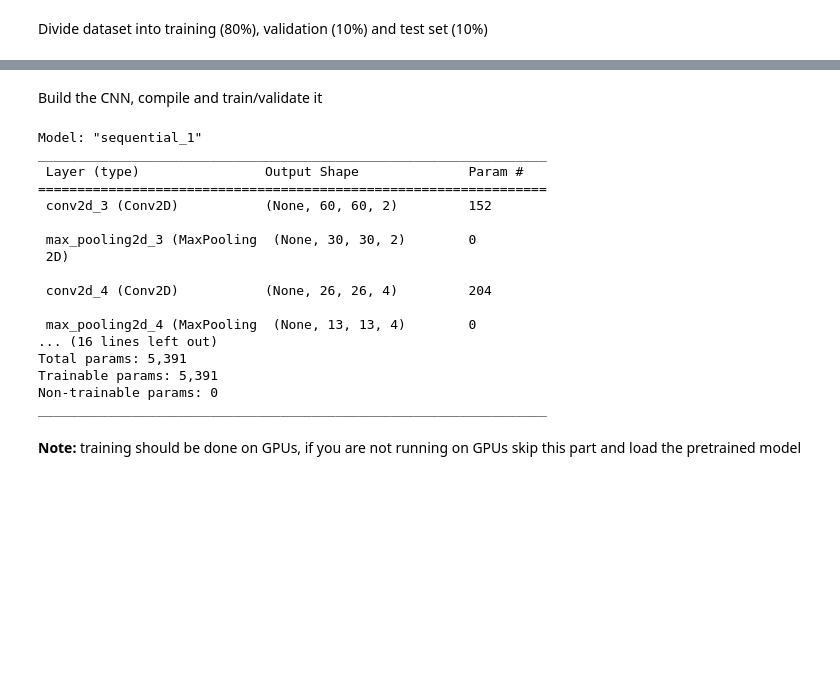
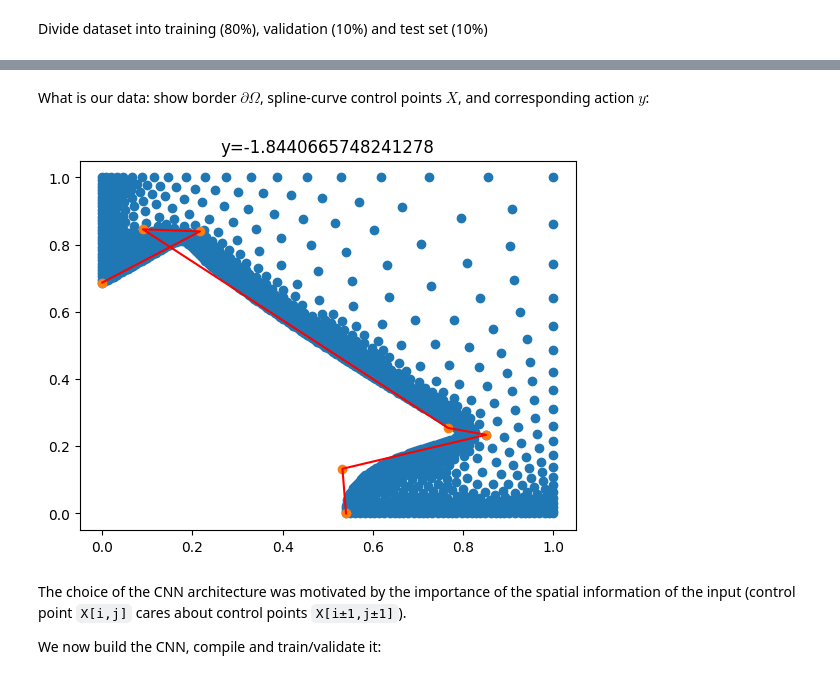
Before and after one commit to cu2mauro/NN_matlab_bubble, a Jupyter notebook: ColabCNN.ipynb, the cells around one changed output, grey strips where cells are left out. Drawn from its saved outputs; the diff is of its cells as text; code cells hidden in the pictures; blank space fills up the shorter version.

```diff
--- a/ColabCNN.ipynb
+++ b/ColabCNN.ipynb
@@ -51,0 +38,8 @@ This is a round Galaxy
+# %%
+mat = sio.loadmat('/content/drive/MyDrive/NN/NNtotNew')
+data = mat['results']
+X = np.reshape(np.vstack(data[:,0][:]),(len(data),12))
+y = 2/np.pi * np.arctan(np.vstack(data[:,3][:])) #normalized with 2/pi arctan
+X = np.expand_dims(np.reshape(np.c_[np.zeros(len(y)),X,np.zeros(len(y))],(len(y),2,7)), axis=3) # add zeros for first X and last Y coordinates, reshape
+
+print(X.shape,y.shape)
@@ -72,2 +66,0 @@ X_train.shape
-# %% [markdown]
-Build the CNN, compile and train/validate it
@@ -88,22 +67,16 @@ model.add(Dense(3, activation='softmax'))
-# %%
-model.summary()
-# %% [output]
-Model: "sequential_1"
-_________________________________________________________________
- Layer (type)                Output Shape              Param #
-=================================================================
- conv2d_3 (Conv2D)           (None, 60, 60, 2)         152
-
- max_pooling2d_3 (MaxPooling  (None, 30, 30, 2)        0
- 2D)
-
- conv2d_4 (Conv2D)           (None, 26, 26, 4)         204
-
- max_pooling2d_4 (MaxPooling  (None, 13, 13, 4)        0
-... (16 lines left out)
-Total params: 5,391
-Trainable params: 5,391
-Non-trainable params: 0
-_________________________________________________________________
-# %% [markdown]
-**Note:** training should be done on GPUs, if you are not running on GPUs skip this part and load the pretrained model
+# %% [markdown]
+What is our data: show border $\partial\Omega$, spline-curve control points $X$, and corresponding action $y$:
+# %%
+t = np.random.randint(len(X))
+plt.scatter(np.transpose(data[t,1]['Points'][0][0])[0],np.transpose(data[t,1]['Points'][0][0])[1])
+plt.scatter(X[t][0],X[t][1])
+plt.plot(X[t][0],X[t][1],'r')
+S = 'y='+str(np.pi/2 * np.tan(y[t][0]))
+plt.title(S);
+plt.show()
+# %% [output]
+[figure, added]
+# %% [markdown]
+The choice of the CNN architecture was motivated by the importance of the spatial information of the input (control point `X[i,j]` cares about control points `X[i±1,j±1]`).
+
+We now build the CNN, compile and train/validate it:
```
Also changed, not shown: parts of 34 cells of this notebook.
